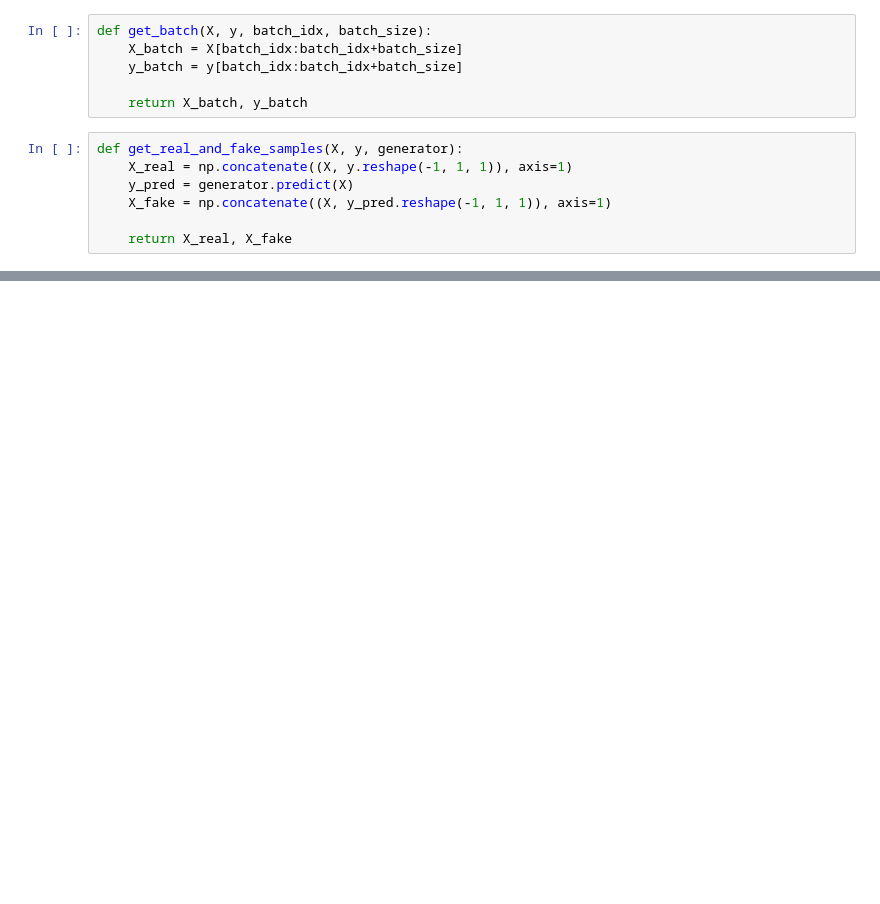
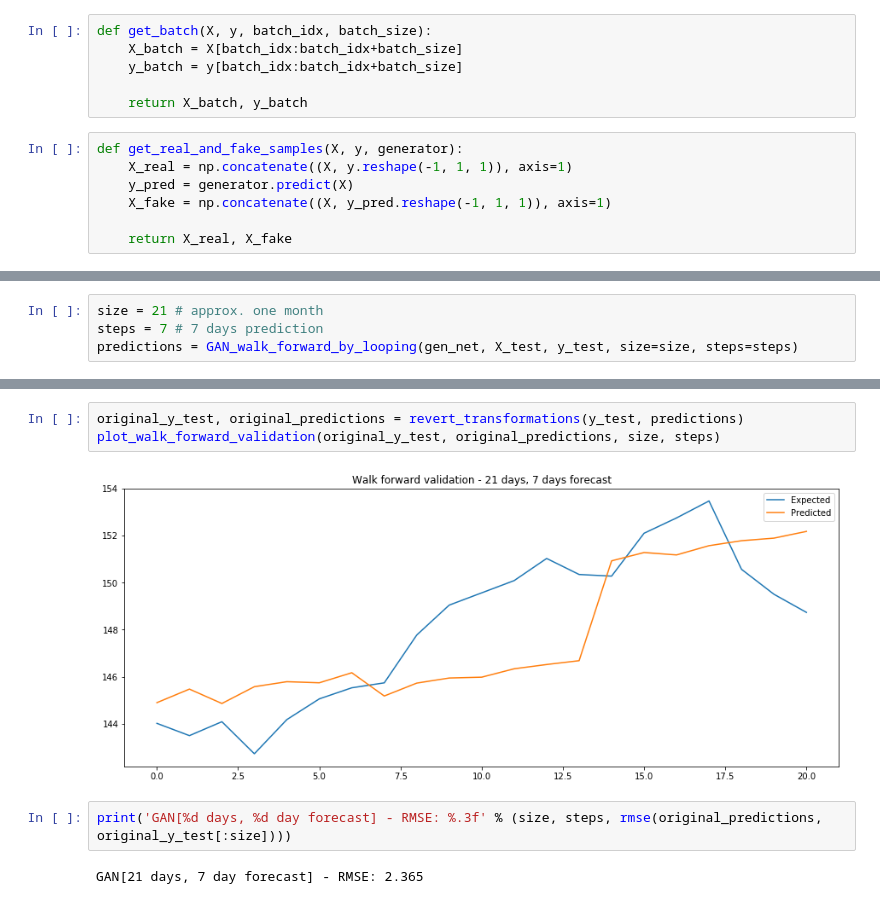
Before and after one commit to jscriptcoder/Capstone-Project-Udacity, a Jupyter notebook: notebooks/GAN-vanilla.ipynb, the cells around one changed output, grey strips where cells are left out. Cells and saved outputs as stored; diff of their text form; blank space fills up the shorter version.

```diff
--- a/notebooks/GAN-vanilla.ipynb
+++ b/notebooks/GAN-vanilla.ipynb
@@ -277,0 +371,4 @@ get_batch(X_test, y_test, 286, 100)
+# %%
+size = 21 # approx. one month
+steps = 7 # 7 days prediction
+predictions = GAN_walk_forward_by_looping(gen_net, X_test, y_test, size=size, steps=steps)
@@ -277,0 +385,9 @@ get_batch(X_test, y_test, 286, 100)
+# %%
+original_y_test, original_predictions = revert_transformations(y_test, predictions)
+plot_walk_forward_validation(original_y_test, original_predictions, size, steps)
+# %% [output]
+[figure, added]
+# %%
+print('GAN[%d days, %d day forecast] - RMSE: %.3f' % (size, steps, rmse(original_predictions, original_y_test[:size])))
+# %% [output]
+GAN[21 days, 7 day forecast] - RMSE: 2.365
```
Also changed, not shown: parts of 41 cells of this notebook.
